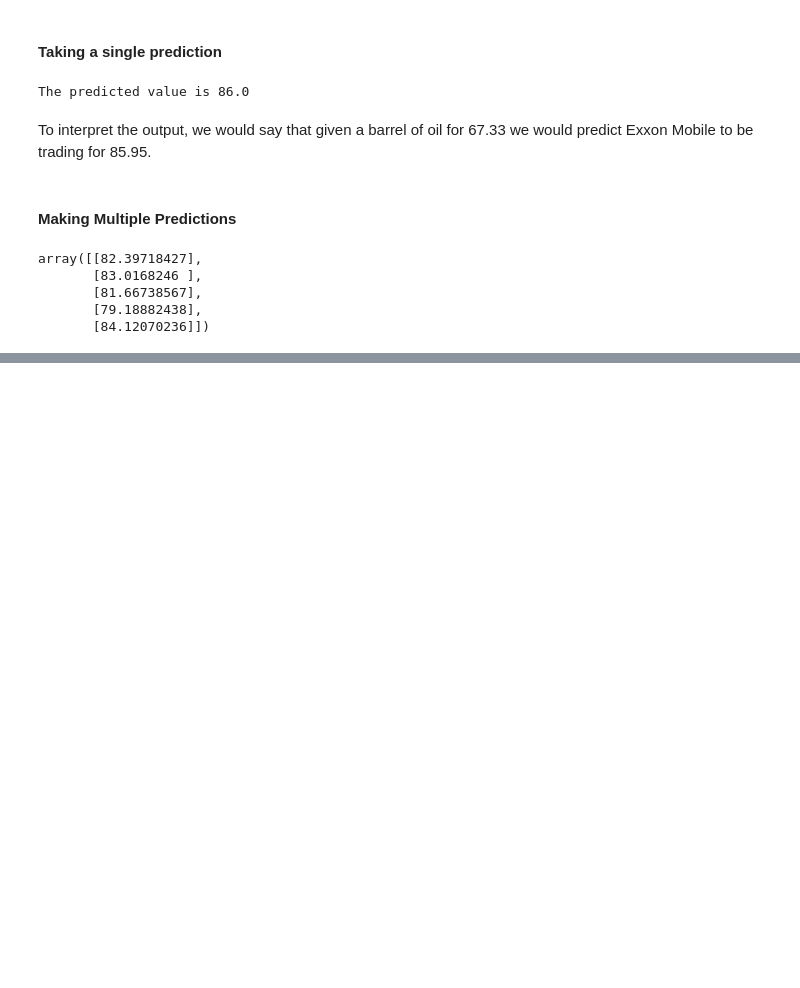
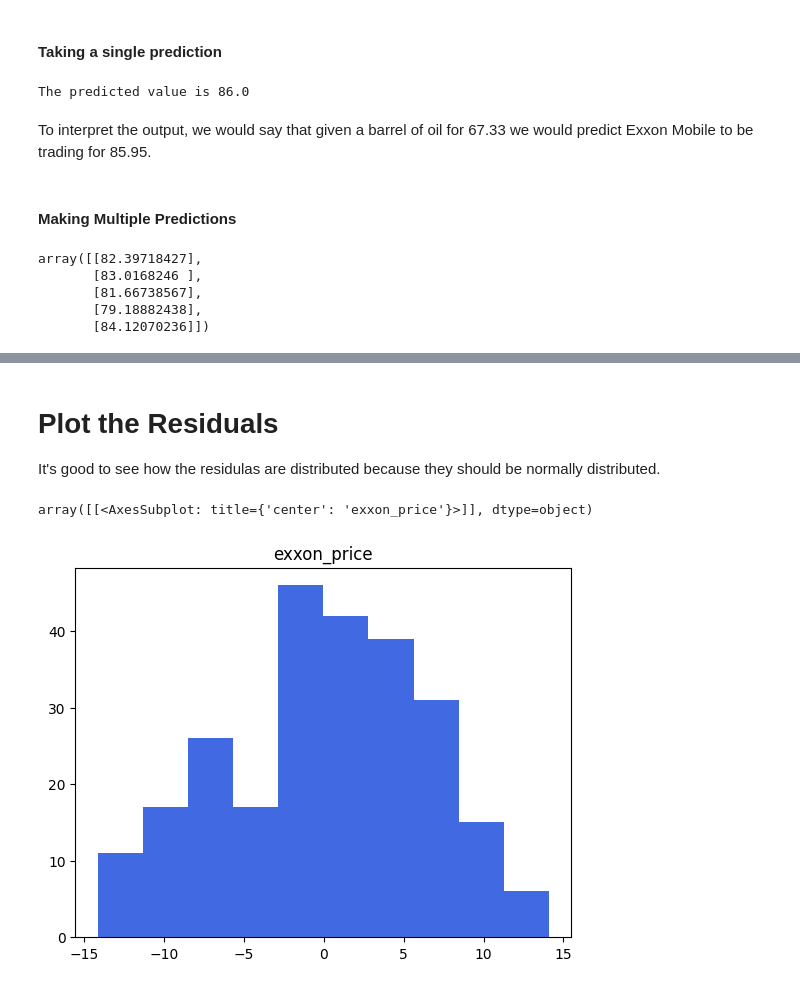
Before and after one commit to gegitonga/ML-Machine-Learning-and-Data-Science, a Jupyter notebook: ML work/Linear regression Model Oil_Exxon_dataset/linear_regression.ipynb, the cells around one changed output, grey strips where cells are left out. Saved outputs shown, nothing was run; the diff lists cells and outputs as text; code cells hidden in the pictures; blank space fills up the shorter version.

```diff
--- a/ML work/Linear regression Model Oil_Exxon_dataset/linear_regression.ipynb
+++ b/ML work/Linear regression Model Oil_Exxon_dataset/linear_regression.ipynb
@@ -260,0 +371,9 @@ array([[82.39718427],
+# %% [markdown]
+# Plot the Residuals
+It's good to see how the residulas are distributed because they should be normally distributed.
+# %%
+# Grab the residuals and then call the hist() method
+(y_test - y_predict).hist(grid = False, color = 'royalblue')
+# %% [output]
+array([[<AxesSubplot: title={'center': 'exxon_price'}>]], dtype=object)
+[figure, added]
```
Also changed, not shown: parts of 20 cells of this notebook, 3 other files.
